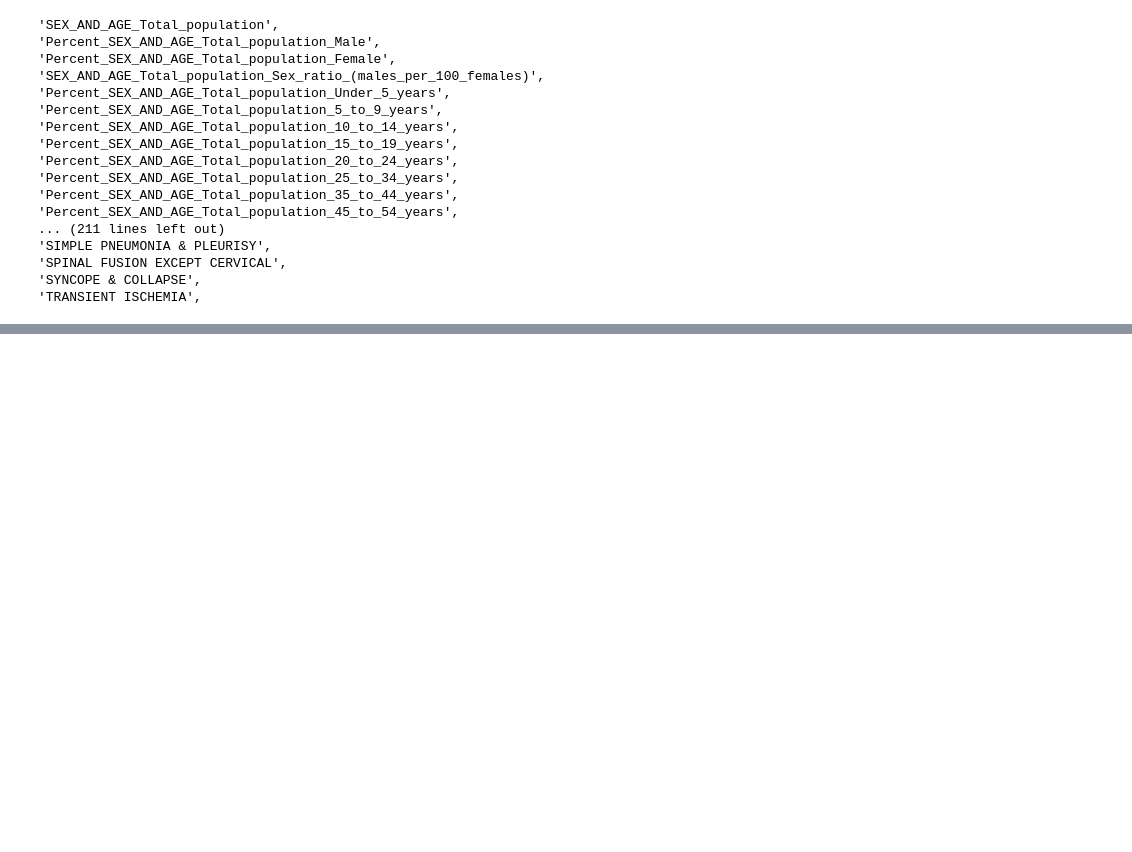
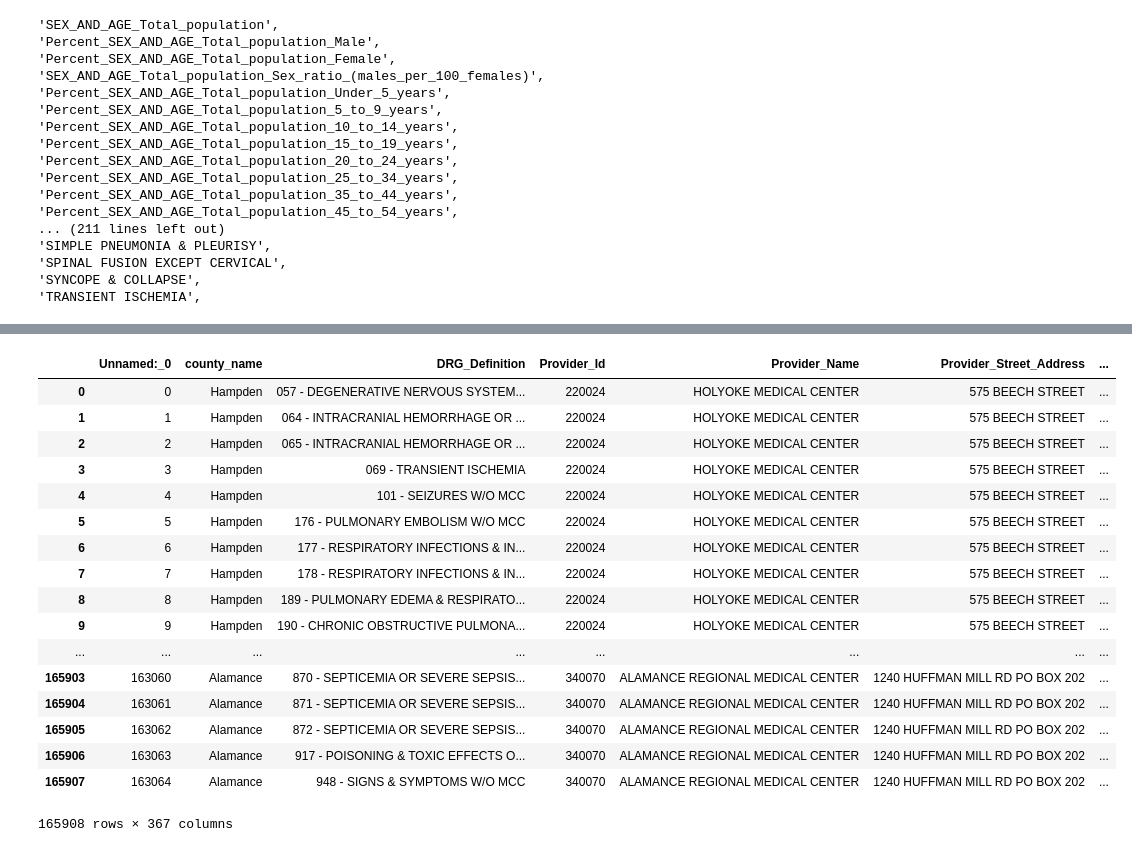
Before and after one commit to menach123/dsc-mod-5-project-online-ds-ft-090919, a Jupyter notebook: Obtain.ipynb, the cells around one changed output, grey strips where cells are left out. Saved outputs shown, nothing was run; the diff lists cells and outputs as text; code cells hidden in the pictures; blank space fills up the shorter version.

```diff
--- a/Obtain.ipynb
+++ b/Obtain.ipynb
@@ -50,0 +61,20 @@ data['CountyState'] = data['CountyState'].apply(lambda x: x.replace('saint','st.
+# %%
+acs_income2_data = pd.read_csv('ACSDP5Y2012.DP03_data_with_overlays_2019-12-31T163946.csv', skiprows=1)
+print(len(acs_income2_data.columns))
+
+#Removing error columns
+for i in acs_income2_data.columns:
+    if 'Error' in i:
+        acs_income2_data = acs_income2_data.drop(columns = [i])
+print(len(acs_income2_data.columns))
+
+#converting 'N' to zeros
+acs_income2_data = acs_income2_data.apply(lambda x: x.replace('N', 0.0))
+print(len(acs_income2_data.columns))
+
+
+#Remove object columns
+for i in acs_income2_data.columns:
+    if (acs_income2_data[i].astype(str) == '(X)').sum():
+        acs_income2_data = acs_income2_data.drop(columns = [i])
+print(len(acs_income2_data.columns))
@@ -50,0 +86,10 @@ data['CountyState'] = data['CountyState'].apply(lambda x: x.replace('saint','st.
+# %%
+city = acs_income2_data.loc[acs_income2_data['Geographic Area Name'].apply(lambda x: 'city' in x)].index
+city = acs_income2_data.iloc[city]['Geographic Area Name'].apply(lambda x: x.split(' city')[0]).values
+
+index_ = []
+for i in city:
+    print(i)
+    for j in acs_income2_data.loc[acs_income2_data['Geographic Area Name'].apply(lambda x: i in x)].index:
+        index_.append(j)
+len(index_)
@@ -50,0 +115,3 @@ data['CountyState'] = data['CountyState'].apply(lambda x: x.replace('saint','st.
+# %%
+for i in acs_income2_data.columns:
+    print(i)
@@ -589,0 +688,21 @@ select
+# %%
+pd.merge(data, acs_data, how='left', on=['CountyState'])
+# %% [output]
+|  | Unnamed:_0 | county_name | DRG_Definition | Provider_Id | Provider_Name | Provider_Street_Address | ... |
+| 0 | 0 | Hampden | 057 - DEGENERATIVE NERVOUS SYSTEM... | 220024 | HOLYOKE MEDICAL CENTER | 575 BEECH STREET | ... |
+| 1 | 1 | Hampden | 064 - INTRACRANIAL HEMORRHAGE OR ... | 220024 | HOLYOKE MEDICAL CENTER | 575 BEECH STREET | ... |
+| 2 | 2 | Hampden | 065 - INTRACRANIAL HEMORRHAGE OR ... | 220024 | HOLYOKE MEDICAL CENTER | 575 BEECH STREET | ... |
+| 3 | 3 | Hampden | 069 - TRANSIENT ISCHEMIA | 220024 | HOLYOKE MEDICAL CENTER | 575 BEECH STREET | ... |
+| 4 | 4 | Hampden | 101 - SEIZURES W/O MCC | 220024 | HOLYOKE MEDICAL CENTER | 575 BEECH STREET | ... |
+| 5 | 5 | Hampden | 176 - PULMONARY EMBOLISM W/O MCC | 220024 | HOLYOKE MEDICAL CENTER | 575 BEECH STREET | ... |
+| 6 | 6 | Hampden | 177 - RESPIRATORY INFECTIONS & IN... | 220024 | HOLYOKE MEDICAL CENTER | 575 BEECH STREET | ... |
+| 7 | 7 | Hampden | 178 - RESPIRATORY INFECTIONS & IN... | 220024 | HOLYOKE MEDICAL CENTER | 575 BEECH STREET | ... |
+| 8 | 8 | Hampden | 189 - PULMONARY EDEMA & RESPIRATO... | 220024 | HOLYOKE MEDICAL CENTER | 575 BEECH STREET | ... |
+| 9 | 9 | Hampden | 190 - CHRONIC OBSTRUCTIVE PULMONA... | 220024 | HOLYOKE MEDICAL CENTER | 575 BEECH STREET | ... |
+| ... | ... | ... | ... | ... | ... | ... | ... |
+| 165903 | 163060 | Alamance | 870 - SEPTICEMIA OR SEVERE SEPSIS... | 340070 | ALAMANCE REGIONAL MEDICAL CENTER | 1240 HUFFMAN MILL RD PO BOX 202 | ... |
+| 165904 | 163061 | Alamance | 871 - SEPTICEMIA OR SEVERE SEPSIS... | 340070 | ALAMANCE REGIONAL MEDICAL CENTER | 1240 HUFFMAN MILL RD PO BOX 202 | ... |
+| 165905 | 163062 | Alamance | 872 - SEPTICEMIA OR SEVERE SEPSIS... | 340070 | ALAMANCE REGIONAL MEDICAL CENTER | 1240 HUFFMAN MILL RD PO BOX 202 | ... |
+| 165906 | 163063 | Alamance | 917 - POISONING & TOXIC EFFECTS O... | 340070 | ALAMANCE REGIONAL MEDICAL CENTER | 1240 HUFFMAN MILL RD PO BOX 202 | ... |
+| 165907 | 163064 | Alamance | 948 - SIGNS & SYMPTOMS W/O MCC | 340070 | ALAMANCE REGIONAL MEDICAL CENTER | 1240 HUFFMAN MILL RD PO BOX 202 | ... |
+165908 rows × 367 columns
```
Also changed, not shown: parts of 18 cells of this notebook, 17 other files.
